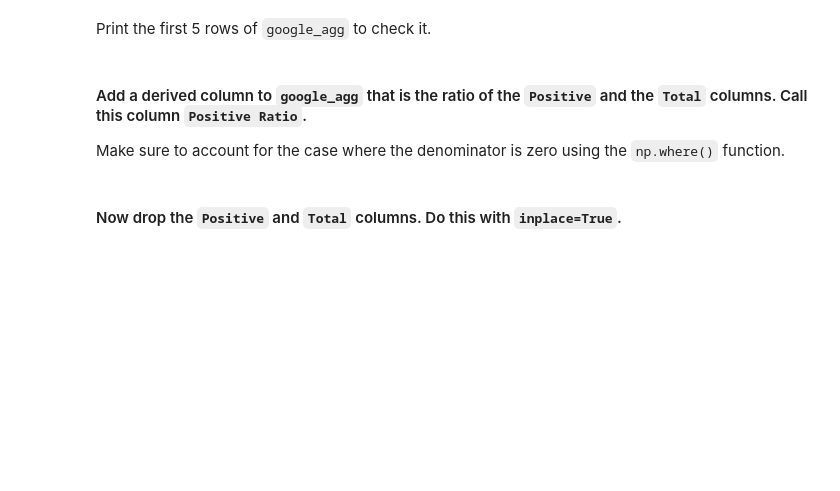
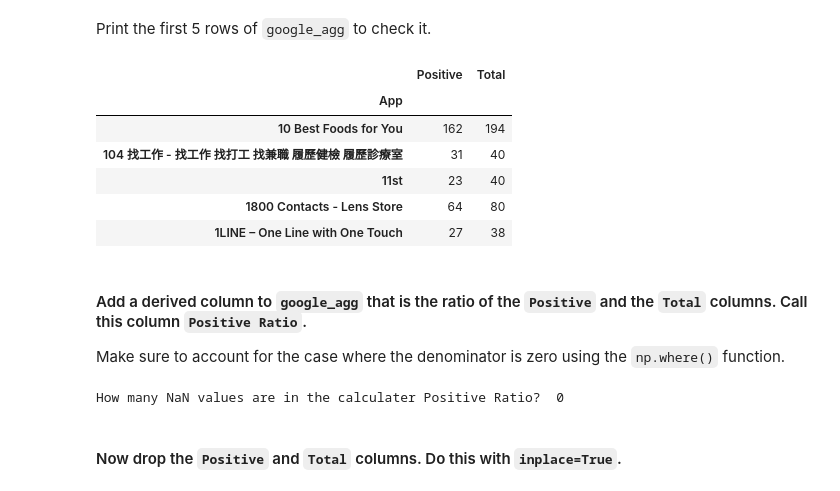
Before and after one commit to ironhack-datalabs/mad-oct-2018, a Jupyter notebook: module-3/lab-supervised-learning-feature-extraction/your-code/main.ipynb, the cells around one changed output. Saved outputs shown, nothing was run; the diff lists cells and outputs as text; code cells hidden in the pictures; blank space fills up the shorter version.

```diff
--- a/module-3/lab-supervised-learning-feature-extraction/your-code/main.ipynb
+++ b/module-3/lab-supervised-learning-feature-extraction/your-code/main.ipynb
@@ -336,9 +336,8 @@ array(['0', '4.99', '3.99', '6.99', '7.99', '5.99', '2.99', '3.49',
 #### Second step, coerce the `Price Numerical` column to numeric.
 # %%
 # Your code here:
-a=google_missing_removed['Price'].apply(convert_string_to_numeric)
+a=google_missing_removed.loc[:,'Price'].apply(convert_string_to_numeric)
 google_missing_removed['Price_numerical']=a
-google_missing_removed['Price_numerical']=google_missing_removed['Price_numerical'].interpolate()
 # %% [output]
 A value is trying to be set on a copy of a slice from a DataFrame.
 Try using .loc[row_indexer,col_indexer] = value instead
@@ -474,7 +495,7 @@ def positive_function(x):
     Returns:
         The number of occurrences of `Positive` in the column data.
     """
-    return 0
+    return sum(np.where(x=='Positive',1,0))
 # %% [markdown]
 #### Step 2: Create a new dataframe to contain the `App` name, the number of positive reviews, and the total number of reviews of each app
 
@@ -493,0 +513,8 @@ As of Pandas v0.23.4, you may opt to supply an array or an object to `agg()`. If
+# %%
+# Your code here:
+apps=google_review['App'].unique().tolist()
+pos_and_total=[]
+
+for app_name in apps:
+    df_temp=google_review[google_review['App']==app_name]
+    pos_and_total.append([positive_function(df_temp['Sentiment']),len(df_temp)])
@@ -495,6 +525,15 @@ As of Pandas v0.23.4, you may opt to supply an array or an object to `agg()`. If
 Print the first 5 rows of `google_agg` to check it.
 # %%
 # Your code here
+display(google_agg.head())
+# %% [output]
+|  | Positive | Total |
+| App |  |  |
+| 10 Best Foods for You | 162 | 194 |
+| 104 找工作 - 找工作 找打工 找兼職 履歷健檢 履歷診療室 | 31 | 40 |
+| 11st | 23 | 40 |
+| 1800 Contacts - Lens Store | 64 | 80 |
+| 1LINE – One Line with One Touch | 27 | 38 |
 # %% [markdown]
 #### Add a derived column to `google_agg` that is the ratio of the `Positive` and the `Total` columns. Call this column `Positive Ratio`.
 
@@ -504,3 +541,11 @@ Make sure to account for the case where the denominator is zero using the `np.wh
+# %%
+# Your code here:
+pos_ratio=np.where(google_agg['Total']==0,np.nan,google_agg['Positive']/google_agg['Total'])
+print('How many NaN values are in the calculater Positive Ratio? ',np.sum(np.isnan(pos_ratio)))
+
+google_agg['Positive Ratio']=pos_ratio
+# %% [output]
+How many NaN values are in the calculater Positive Ratio?  0
 # %% [markdown]
 #### Now drop the `Positive` and `Total` columns. Do this with `inplace=True`.
 # %%
```
Also changed, not shown: parts of 11 cells of this notebook.
